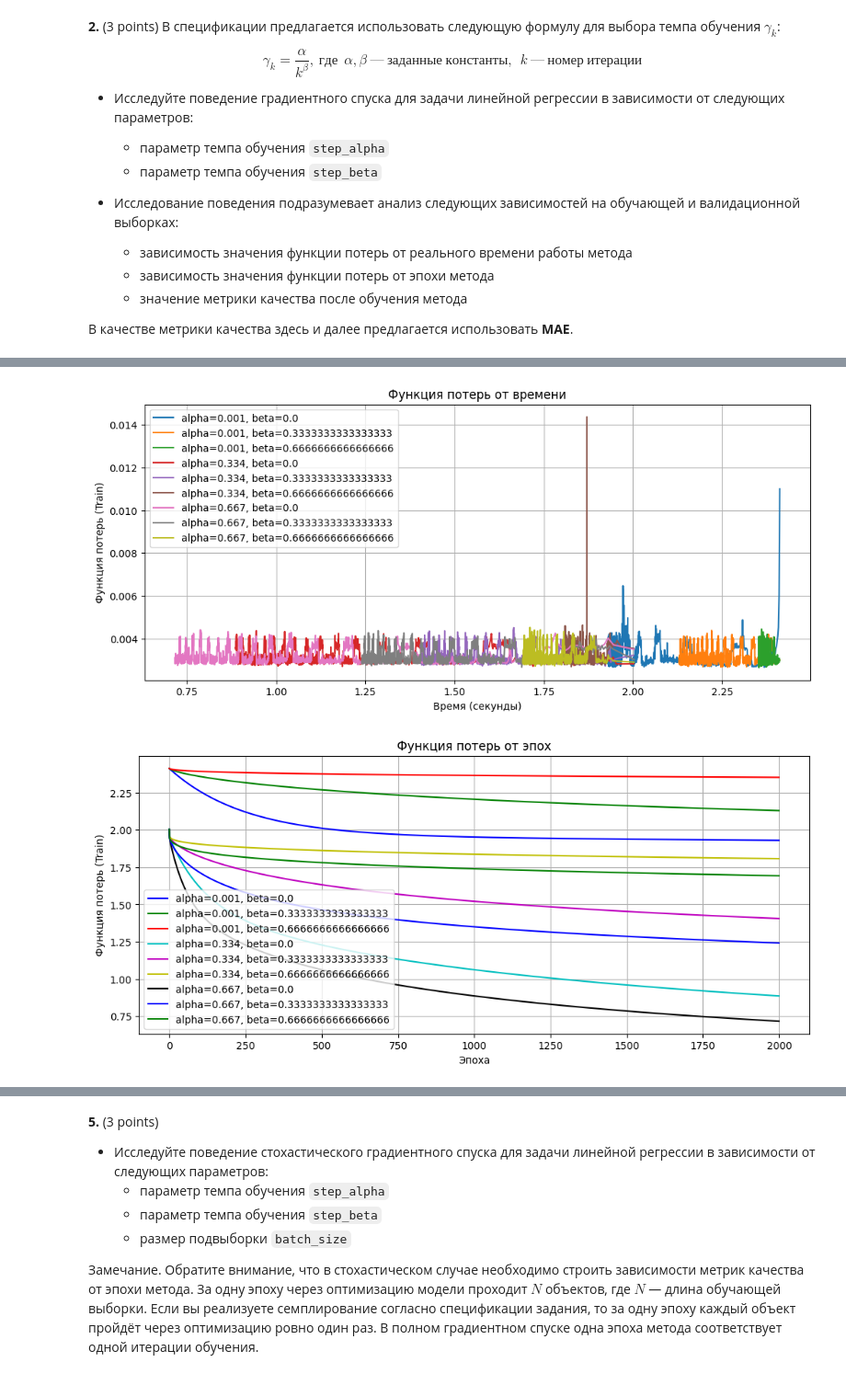
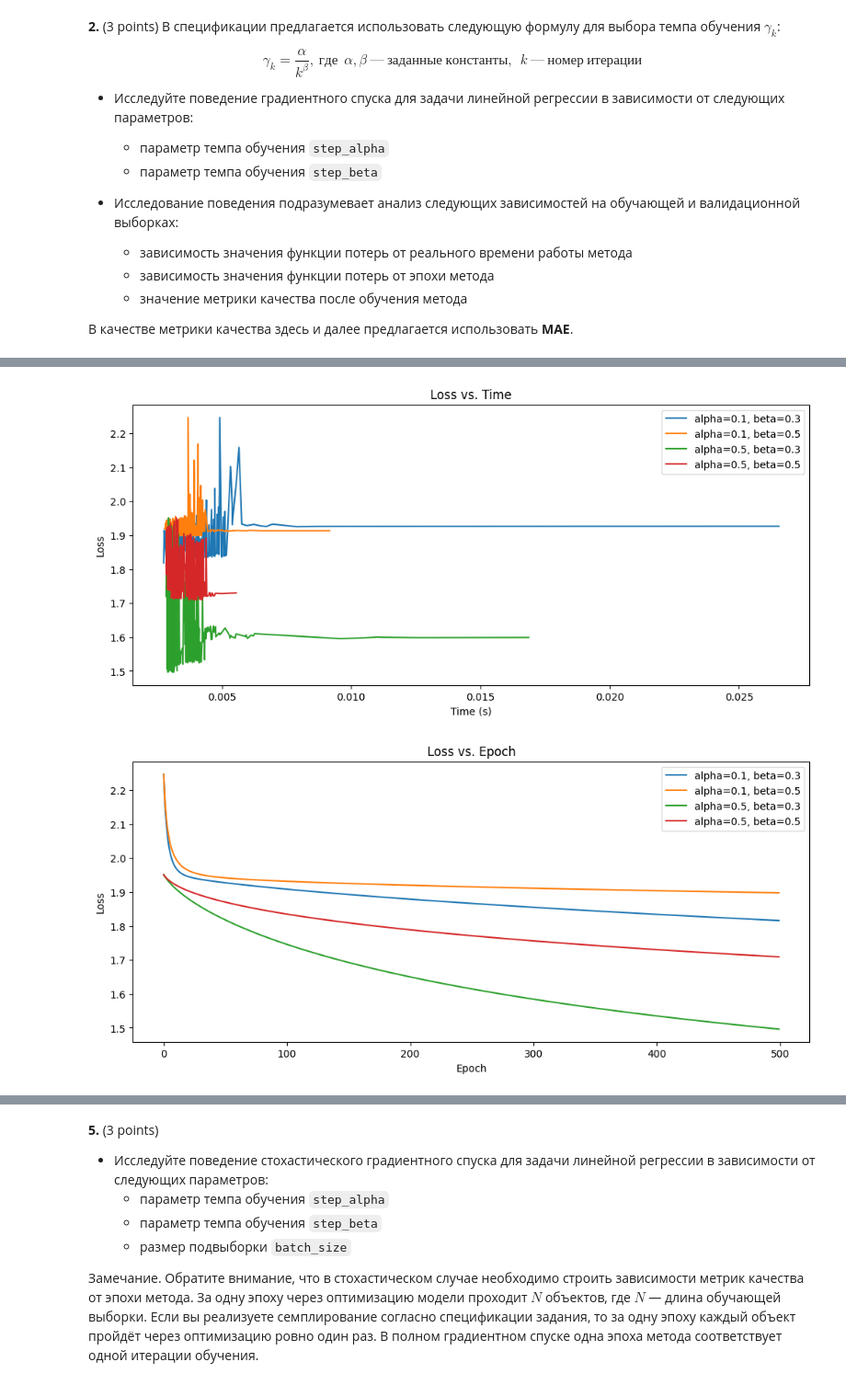
Before and after one commit to VictoryaChelina/ISP_ML1_2025_st, a Jupyter notebook: hw/hw2/ISP_HW2_LinearModel&Metrics.ipynb, the cells around one changed output, grey strips where cells are left out. Shown: that part at 92% size. Saved outputs shown, nothing was run; the diff lists cells and outputs as text; code cells hidden in the pictures.

```diff
--- a/hw/hw2/ISP_HW2_LinearModel&Metrics.ipynb
+++ b/hw/hw2/ISP_HW2_LinearModel&Metrics.ipynb
@@ -225,9 +225,9 @@ $$\gamma_k = \dfrac{\alpha}{k^{\beta}}, \ где \ \ \alpha, \beta \ — \ за
 import itertools
 from sklearn.metrics import mean_absolute_error
 # %%
-alphas = np.linspace(0.001, 1, 4)
-betas = np.linspace(0, 1, 4)
-combinations = list(itertools.product(alphas[:-1], betas[:-1]))
+alphas = [0.1, 0.5]
+betas = [0.3, 0.5]
+combinations = list(itertools.product(alphas, betas))
 # %%
 combinations
 # %% [output]
@@ -258,5 +238,10 @@ from modules.losses import LinearLoss
 history = {}
 loss_function = LinearLoss(0)
 for a, b in combinations:
-    m = LinearModel(loss_function=loss_function, step_alpha=a, step_beta=b, max_iter=2000)
-    history[(a, b)] = m.fit(X=X_train, y=y_train, X_val=X_val, y_val=y_val, trace=True)
+    m = LinearModel(loss_function=loss_function, step_alpha=a, step_beta=b, max_iter=500)
+    h = m.fit(X=X_train, y=y_train, X_val=X_val, y_val=y_val, trace=True)
+    mae_train = mean_absolute_error(y_train, m.predict(X_train))
+    mae_val = mean_absolute_error(y_val, m.predict(X_val))
+    h["mae_train"] = mae_train
+    h["mae_val"] = mae_val
+    history[(a, b)] = h
@@ -281,30 +248,24 @@ X Val (10078, 10405) w (10405,)
-# %%
-import matplotlib.pyplot as plt
-
-# Цвета для графиков
-colors = ['b', 'g', 'r', 'c', 'm', 'y', 'k']
-
-# График 1: Функция потерь от времени
-plt.figure(figsize=(12, 5))
-for i, ((a, b), h) in enumerate(history.items()):
-    plt.plot(h['func'], h['time'], label=f'alpha={a}, beta={b}', color=colors[i % len(colors)])
-plt.xlabel('Время (секунды)')
-plt.ylabel('Функция потерь (Train)')
-plt.title('Функция потерь от времени')
-plt.legend()
-plt.grid()
-plt.show()
-
-# График 2: Функция потерь от эпох
-plt.figure(figsize=(12, 5))
-for i, ((a, b), h) in enumerate(history.items()):
-    plt.plot(range(len(h['func'])), h['func'], label=f'alpha={a}, beta={b}', color=colors[i % len(colors)])
-plt.xlabel('Эпоха')
-plt.ylabel('Функция потерь (Train)')
-plt.title('Функция потерь от эпох')
-plt.legend()
-plt.grid()
-plt.show()
-# %% [output]
-[figure, removed]
-[figure, removed]
+# %%
+import seaborn as sns
+import matplotlib.pyplot as plt
+
+plt.figure(figsize=(12, 5))
+for (a, b), h in history.items():
+    sns.lineplot(x=h['time'], y=h['func'], label=f'alpha={a}, beta={b}')
+plt.xlabel('Time (s)')
+plt.ylabel('Loss')
+plt.title('Loss vs. Time')
+plt.legend()
+plt.show()
+
+plt.figure(figsize=(12, 5))
+for (a, b), h in history.items():
+    sns.lineplot(x=range(len(h['func'])), y=h['func'], label=f'alpha={a}, beta={b}')
+plt.xlabel('Epoch')
+plt.ylabel('Loss')
+plt.title('Loss vs. Epoch')
+plt.legend()
+plt.show()
+# %% [output]
+[figure, added]
+[figure, added]
```
Also changed, not shown: parts of 17 cells of this notebook.
